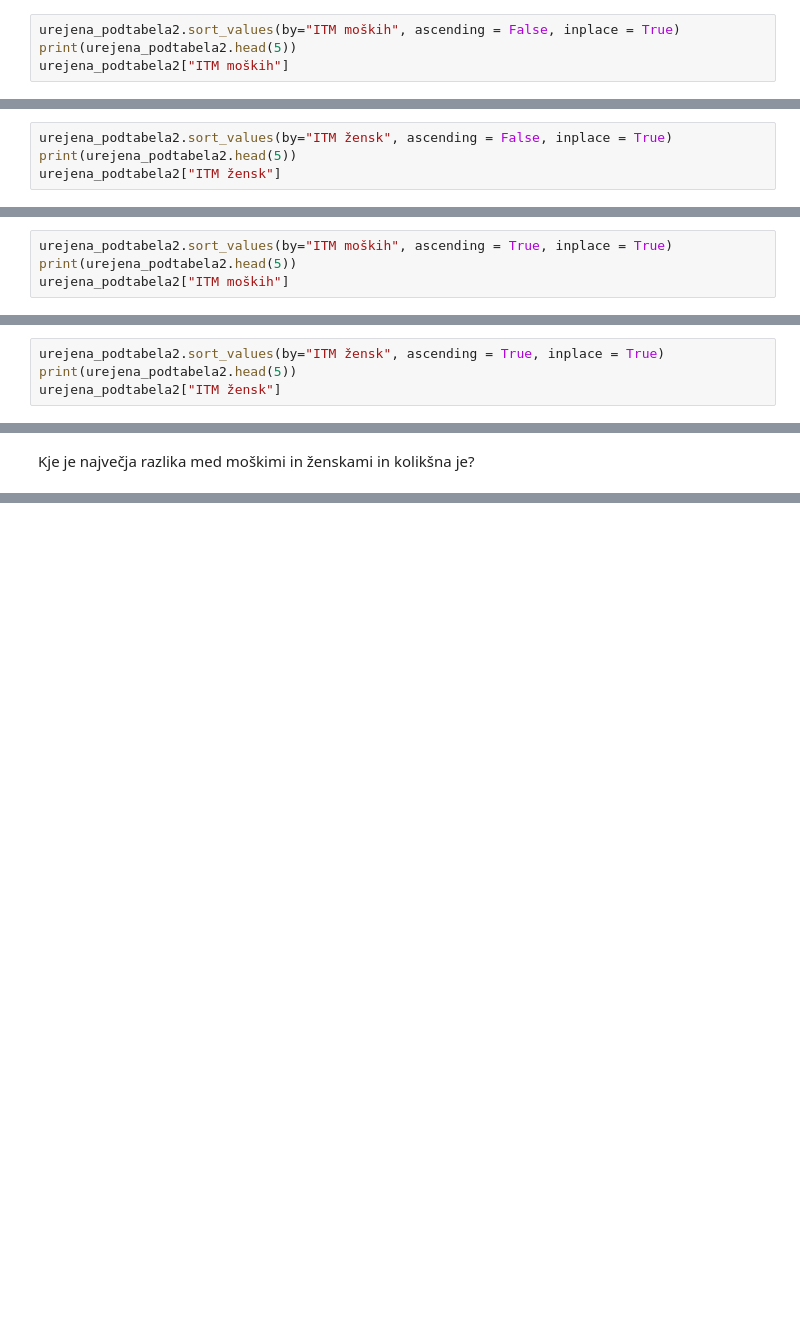
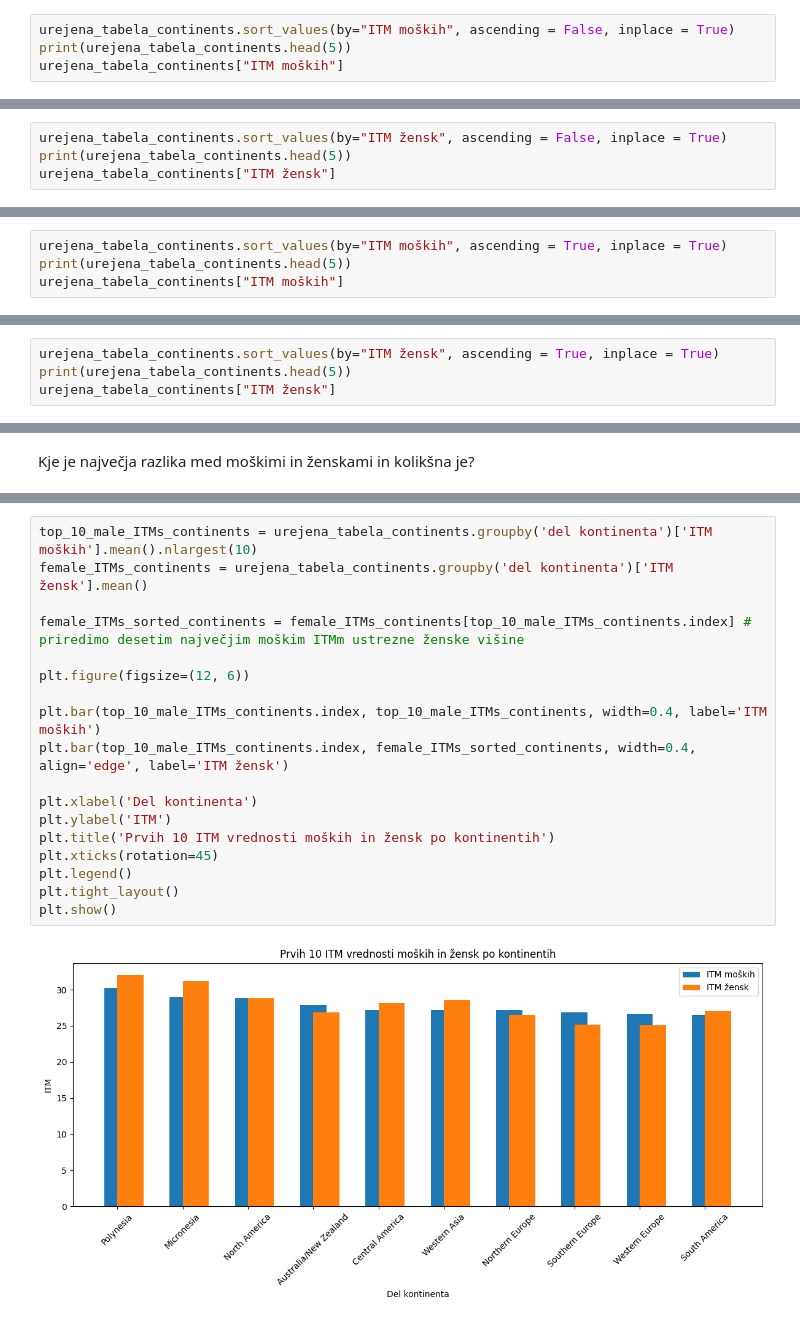
Before and after one commit to AmandaBabic/ProjektnaNaloga, a Jupyter notebook: AnaliziranjePodatkov_ITM.ipynb, the cells around one changed output, grey strips where cells are left out. Drawn from its saved outputs; the diff is of its cells as text; blank space fills up the shorter version.

```diff
--- a/AnaliziranjePodatkov_ITM.ipynb
+++ b/AnaliziranjePodatkov_ITM.ipynb
@@ -272,9 +265,9 @@ print(ITM_tabela)
 # %% [markdown]
 Nadaljnje tabele prikazujejo dele kontinentov urejene po ITM vrednosti. Vidimo lahko, da so izmed vseh držav moški z najvišjo ITM vrednostjo v Polineziji in enako velja za ženske (enaka situacija je bila pri analizi teže). Moški z najnižjo ITM vrednostjo so v vzhodni Afriki, ženske pa v južni Aziji (enaka situacija je bila pri analizi teže).
 # %%
-urejena_podtabela2.sort_values(by="ITM moških", ascending = False, inplace = True)
-print(urejena_podtabela2.head(5))
-urejena_podtabela2["ITM moških"]
+urejena_tabela_continents.sort_values(by="ITM moških", ascending = False, inplace = True)
+print(urejena_tabela_continents.head(5))
+urejena_tabela_continents["ITM moških"]
 # %% [output]
            del kontinenta  višina moških  teža moških  ITM moških  \
 20              Polynesia           1.76         93.8       30.28
@@ -302,9 +295,9 @@ urejena_podtabela2["ITM moških"]
 2     21.55
 Name: ITM moških, Length: 22, dtype: float64
 # %%
-urejena_podtabela2.sort_values(by="ITM žensk", ascending = False, inplace = True)
-print(urejena_podtabela2.head(5))
-urejena_podtabela2["ITM žensk"]
+urejena_tabela_continents.sort_values(by="ITM žensk", ascending = False, inplace = True)
+print(urejena_tabela_continents.head(5))
+urejena_tabela_continents["ITM žensk"]
 # %% [output]
      del kontinenta  višina moških  teža moških  ITM moških  višina žensk  \
 20        Polynesia           1.76         93.8       30.28          1.65
@@ -332,9 +325,9 @@ urejena_podtabela2["ITM žensk"]
 12    22.48
 Name: ITM žensk, Length: 22, dtype: float64
 # %%
-urejena_podtabela2.sort_values(by="ITM moških", ascending = True, inplace = True)
-print(urejena_podtabela2.head(5))
-urejena_podtabela2["ITM moških"]
+urejena_tabela_continents.sort_values(by="ITM moških", ascending = True, inplace = True)
+print(urejena_tabela_continents.head(5))
+urejena_tabela_continents["ITM moških"]
 # %% [output]
     del kontinenta  višina moških  teža moških  ITM moških  višina žensk  \
 2   Eastern Africa           1.67         60.1       21.55          1.57
@@ -362,9 +355,9 @@ urejena_podtabela2["ITM moških"]
 20    30.28
 Name: ITM moških, Length: 22, dtype: float64
 # %%
-urejena_podtabela2.sort_values(by="ITM žensk", ascending = True, inplace = True)
-print(urejena_podtabela2.head(5))
-urejena_podtabela2["ITM žensk"]
+urejena_tabela_continents.sort_values(by="ITM žensk", ascending = True, inplace = True)
+print(urejena_tabela_continents.head(5))
+urejena_tabela_continents["ITM žensk"]
 # %% [output]
     del kontinenta  višina moških  teža moških  ITM moških  višina žensk  \
 12      South Asia           1.66         60.9       22.10          1.55
@@ -730,0 +634,20 @@ Kje je največja razlika med moškimi in ženskami in kolikšna je?
+# %%
+top_10_male_ITMs_continents = urejena_tabela_continents.groupby('del kontinenta')['ITM moških'].mean().nlargest(10)
+female_ITMs_continents = urejena_tabela_continents.groupby('del kontinenta')['ITM žensk'].mean()
+
+female_ITMs_sorted_continents = female_ITMs_continents[top_10_male_ITMs_continents.index] # priredimo desetim največjim moškim ITMm ustrezne ženske višine
+
+plt.figure(figsize=(12, 6))
+
+plt.bar(top_10_male_ITMs_continents.index, top_10_male_ITMs_continents, width=0.4, label='ITM moških')
+plt.bar(top_10_male_ITMs_continents.index, female_ITMs_sorted_continents, width=0.4, align='edge', label='ITM žensk')
+
+plt.xlabel('Del kontinenta')
+plt.ylabel('ITM')
+plt.title('Prvih 10 ITM vrednosti moških in žensk po kontinentih')
+plt.xticks(rotation=45)
+plt.legend()
+plt.tight_layout()
+plt.show()
+# %% [output]
+[figure, added]
```
Also changed, not shown: parts of 68 cells of this notebook, 3 other files.
